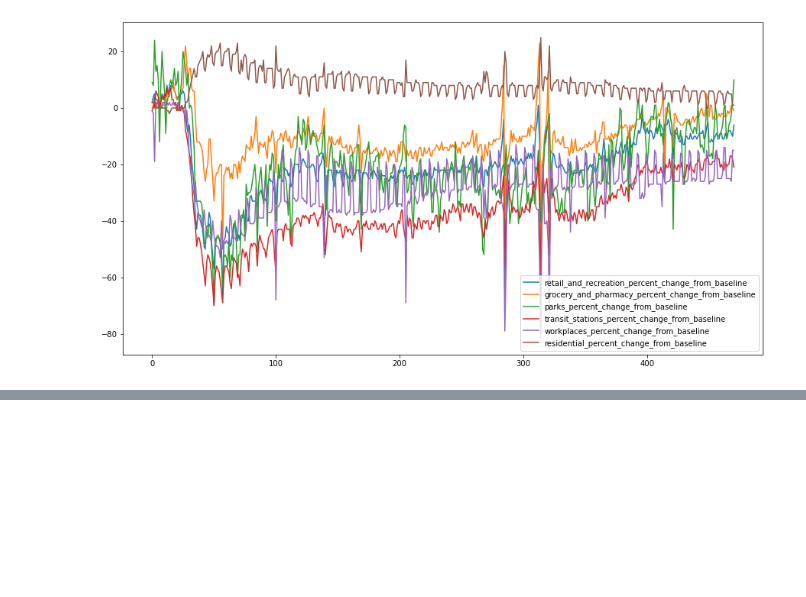
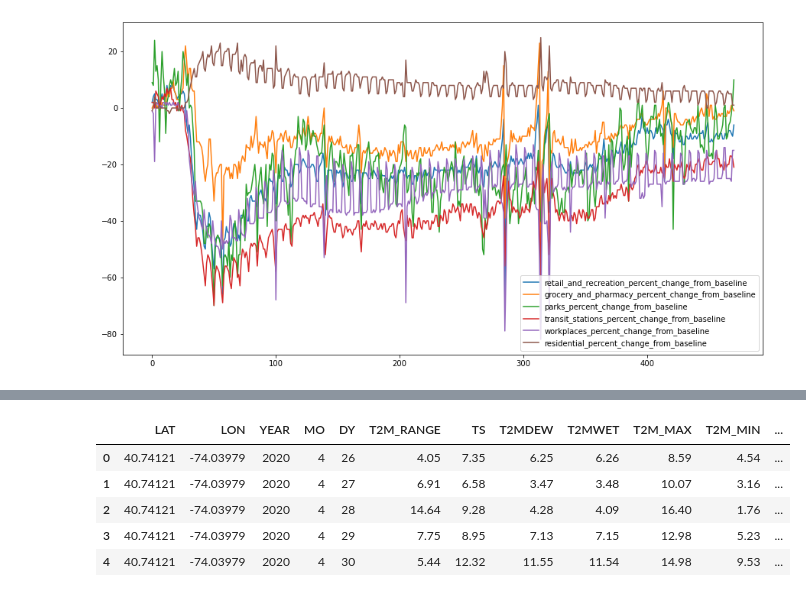
Before and after one commit to hammer-mt/VEX-MMM, a Jupyter notebook: notebooks/Data Cleaning.ipynb, the cells around one changed output, grey strips where cells are left out. Drawn from its saved outputs; the diff is of its cells as text; code cells hidden in the pictures; blank space fills up the shorter version.

Commit message:
finished data cleaning

```diff
--- a/notebooks/Data Cleaning.ipynb
+++ b/notebooks/Data Cleaning.ipynb
@@ -477,0 +482,5 @@ df.to_csv('../data/covid_mobility_clean.csv', index=False)
+# %%
+# Load weather data
+file_name = "POWER_SinglePoint_Daily_20200426_20201022_040d74N_74d40W_8aaec005.csv"
+data = pd.read_csv('../data/'+file_name)
+data.head()
@@ -477,0 +494,10 @@ df.to_csv('../data/covid_mobility_clean.csv', index=False)
+# %%
+data = pd.read_csv('../data/'+file_name, skiprows=16)
+data.head()
+# %% [output]
+|  | LAT | LON | YEAR | MO | DY | T2M_RANGE | TS | T2MDEW | T2MWET | T2M_MAX | T2M_MIN | ... |
+| 0 | 40.74121 | -74.03979 | 2020 | 4 | 26 | 4.05 | 7.35 | 6.25 | 6.26 | 8.59 | 4.54 | ... |
+| 1 | 40.74121 | -74.03979 | 2020 | 4 | 27 | 6.91 | 6.58 | 3.47 | 3.48 | 10.07 | 3.16 | ... |
+| 2 | 40.74121 | -74.03979 | 2020 | 4 | 28 | 14.64 | 9.28 | 4.28 | 4.09 | 16.40 | 1.76 | ... |
+| 3 | 40.74121 | -74.03979 | 2020 | 4 | 29 | 7.75 | 8.95 | 7.13 | 7.15 | 12.98 | 5.23 | ... |
+| 4 | 40.74121 | -74.03979 | 2020 | 4 | 30 | 5.44 | 12.32 | 11.55 | 11.54 | 14.98 | 9.53 | ... |
```
Also changed, not shown: parts of 12 cells of this notebook, 7 other files.
